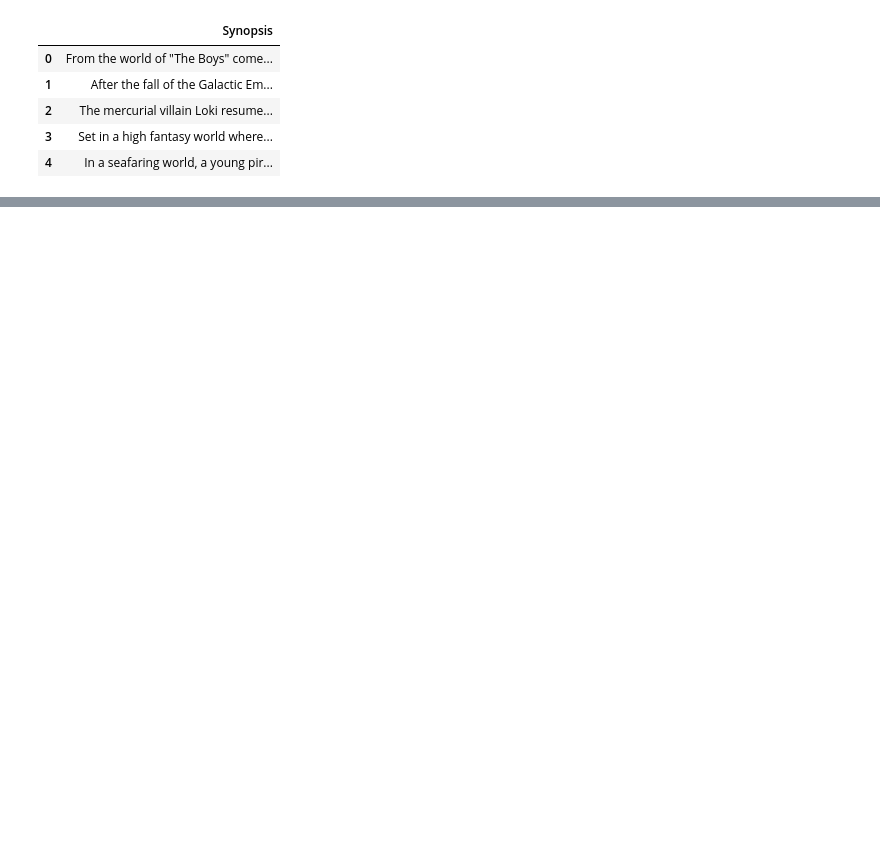
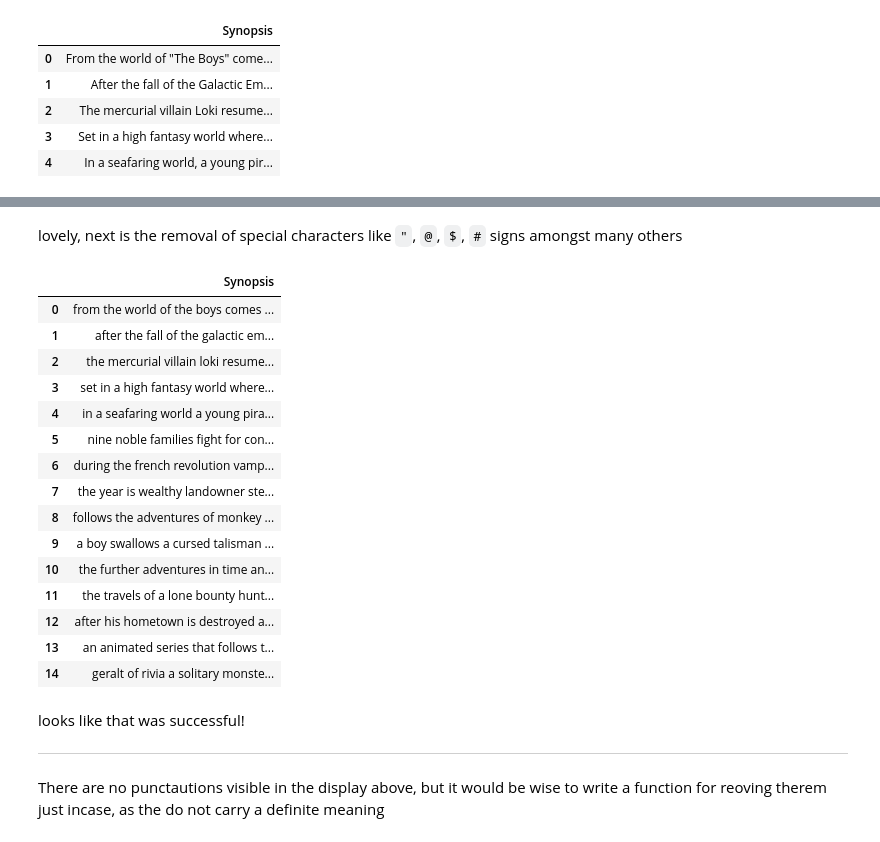
Before and after one commit to Voidblocker/Movie-Classification-using-NLP, a Jupyter notebook: Movie Classification with NLP.ipynb, the cells around one changed output, grey strips where cells are left out. Drawn from its saved outputs; the diff is of its cells as text; code cells hidden in the pictures; blank space fills up the shorter version.

```diff
--- a/Movie Classification with NLP.ipynb
+++ b/Movie Classification with NLP.ipynb
@@ -45,0 +97,2 @@ Good, we can dive into cleaning
+# %% [markdown]
+lovely, next is the removal of special characters like `"`, `@`, `$`, `#` signs amongst many others
@@ -45,0 +105,25 @@ Good, we can dive into cleaning
+# %%
+new_data[['Synopsis']].head(15)
+# %% [output]
+|  | Synopsis |
+| 0 | from the world of the boys comes ... |
+| 1 | after the fall of the galactic em... |
+| 2 | the mercurial villain loki resume... |
+| 3 | set in a high fantasy world where... |
+| 4 | in a seafaring world a young pira... |
+| 5 | nine noble families fight for con... |
+| 6 | during the french revolution vamp... |
+| 7 | the year is wealthy landowner ste... |
+| 8 | follows the adventures of monkey ... |
+| 9 | a boy swallows a cursed talisman ... |
+| 10 | the further adventures in time an... |
+| 11 | the travels of a lone bounty hunt... |
+| 12 | after his hometown is destroyed a... |
+| 13 | an animated series that follows t... |
+| 14 | geralt of rivia a solitary monste... |
+# %% [markdown]
+looks like that was successful!
+
+---
+# %% [markdown]
+There are no punctautions visible in the display above, but it would be wise to write a function for reoving therem just incase, as the do not carry a definite meaning
```
Also changed, not shown: parts of 24 cells of this notebook.
